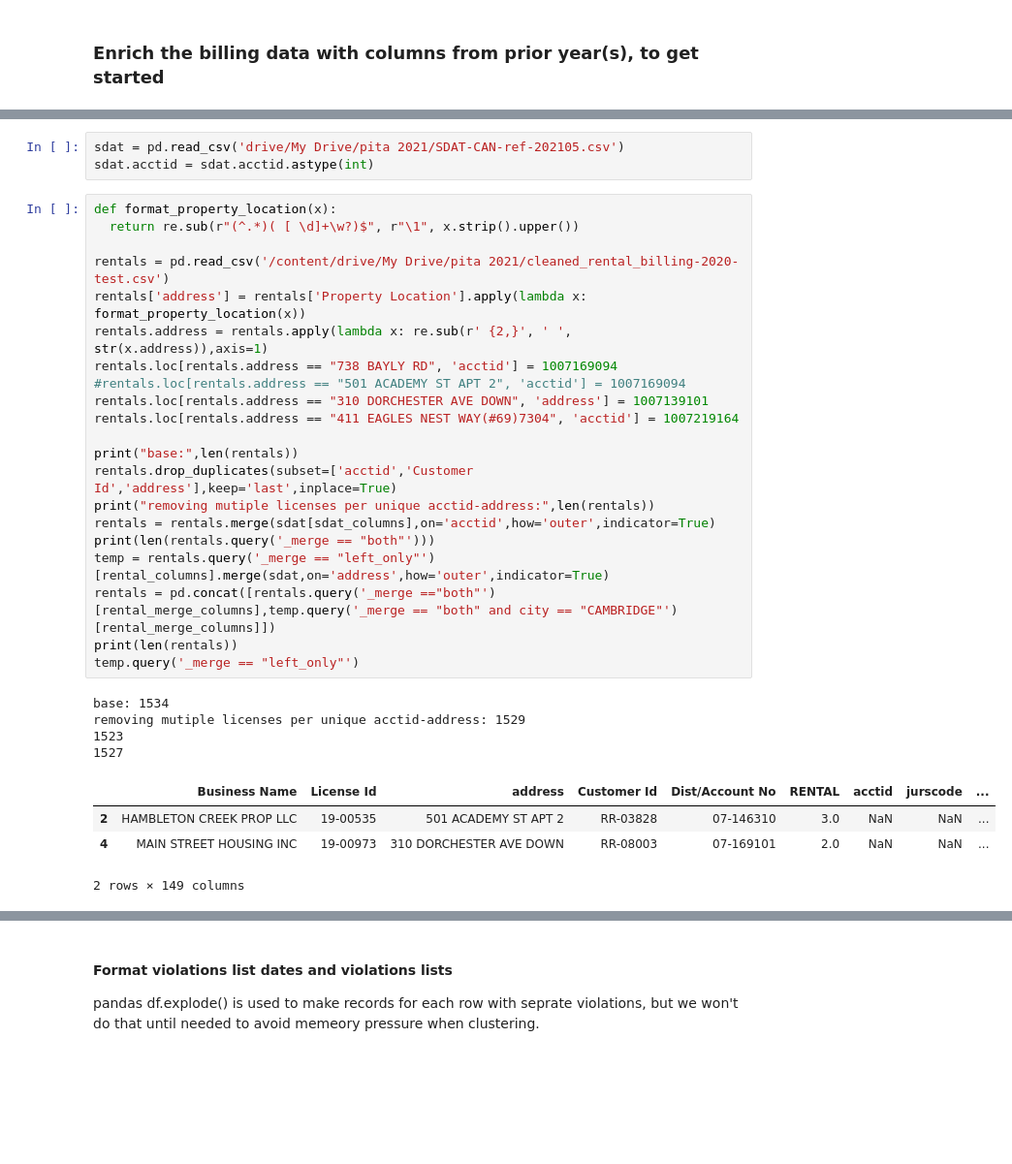
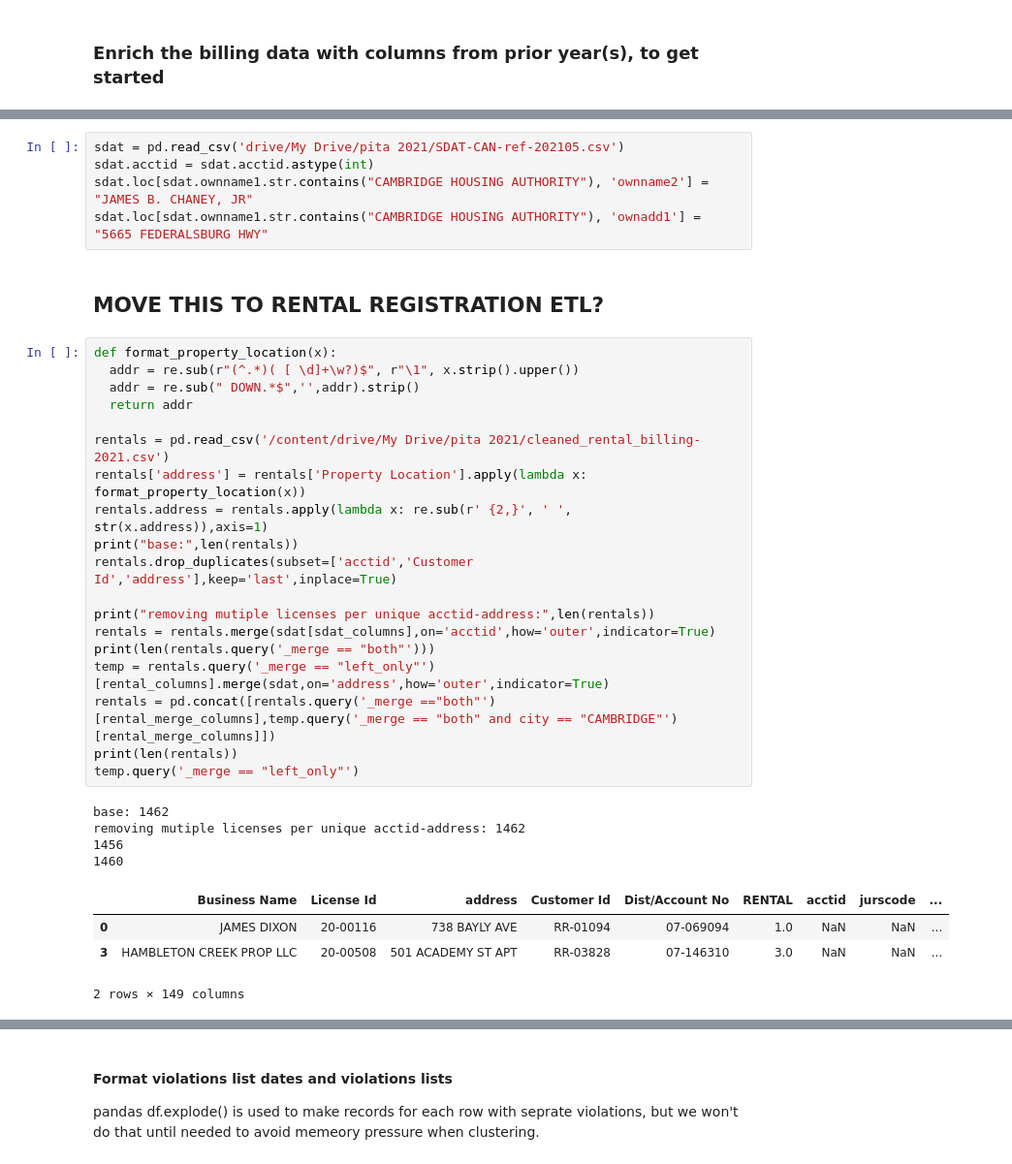
Before and after one commit to g1boss/can_ratings, a Jupyter notebook: src/python/notebooks/violations-etl.ipynb, the cells around one changed output, grey strips where cells are left out. Shown at 97% size. Saved outputs shown, nothing was run; the diff lists cells and outputs as text; blank space fills up the shorter version.

```diff
--- a/src/python/notebooks/violations-etl.ipynb
+++ b/src/python/notebooks/violations-etl.ipynb
@@ -48,33 +75,35 @@ cambridge_apns.acctid = cambridge_apns.acctid.astype(int)
 # %%
 sdat = pd.read_csv('drive/My Drive/pita 2021/SDAT-CAN-ref-202105.csv')
 sdat.acctid = sdat.acctid.astype(int)
+sdat.loc[sdat.ownname1.str.contains("CAMBRIDGE HOUSING AUTHORITY"), 'ownname2'] = "JAMES B. CHANEY, JR"
+sdat.loc[sdat.ownname1.str.contains("CAMBRIDGE HOUSING AUTHORITY"), 'ownadd1'] = "5665 FEDERALSBURG HWY"
+# %% [markdown]
+## MOVE THIS TO RENTAL REGISTRATION ETL?
 # %%
 def format_property_location(x):
-  return re.sub(r"(^.*)( [ \d]+\w?)$", r"\1", x.strip().upper())
+  addr = re.sub(r"(^.*)( [ \d]+\w?)$", r"\1", x.strip().upper())
+  addr = re.sub(" DOWN.*$",'',addr).strip()
+  return addr
 
-rentals = pd.read_csv('/content/drive/My Drive/pita 2021/cleaned_rental_billing-2020-test.csv')
+rentals = pd.read_csv('/content/drive/My Drive/pita 2021/cleaned_rental_billing-2021.csv')
 rentals['address'] = rentals['Property Location'].apply(lambda x: format_property_location(x))
 rentals.address = rentals.apply(lambda x: re.sub(r' {2,}', ' ', str(x.address)),axis=1)
-rentals.loc[rentals.address == "738 BAYLY RD", 'acctid'] = 1007169094
-#rentals.loc[rentals.address == "501 ACADEMY ST APT 2", 'acctid'] = 1007169094
-rentals.loc[rentals.address == "310 DORCHESTER AVE DOWN", 'address'] = 1007139101
-rentals.loc[rentals.address == "411 EAGLES NEST WAY(#69)7304", 'acctid'] = 1007219164
-
 print("base:",len(rentals))
 rentals.drop_duplicates(subset=['acctid','Customer Id','address'],keep='last',inplace=True)
+
 print("removing mutiple licenses per unique acctid-address:",len(rentals))
 rentals = rentals.merge(sdat[sdat_columns],on='acctid',how='outer',indicator=True)
 print(len(rentals.query('_merge == "both"')))
 temp = rentals.query('_merge == "left_only"')[rental_columns].merge(sdat,on='address',how='outer',indicator=True)
 rentals = pd.concat([rentals.query('_merge =="both"')[rental_merge_columns],temp.query('_merge == "both" and city == "CAMBRIDGE"')[rental_merge_columns]])
 print(len(rentals))
 temp.query('_merge == "left_only"')
 # %% [output]
-base: 1534
-removing mutiple licenses per unique acctid-address: 1529
-1523
-1527
+base: 1462
+removing mutiple licenses per unique acctid-address: 1462
+1456
+1460
 |  | Business Name | License Id | address | Customer Id | Dist/Account No | RENTAL | acctid | jurscode | ... |
-| 2 | HAMBLETON CREEK PROP LLC | 19-00535 | 501 ACADEMY ST APT 2 | RR-03828 | 07-146310 | 3.0 | NaN | NaN | ... |
-| 4 | MAIN STREET HOUSING INC | 19-00973 | 310 DORCHESTER AVE DOWN | RR-08003 | 07-169101 | 2.0 | NaN | NaN | ... |
+| 0 | JAMES DIXON | 20-00116 | 738 BAYLY AVE | RR-01094 | 07-069094 | 1.0 | NaN | NaN | ... |
+| 3 | HAMBLETON CREEK PROP LLC | 20-00508 | 501 ACADEMY ST APT | RR-03828 | 07-146310 | 3.0 | NaN | NaN | ... |
 2 rows × 149 columns
```
Also changed, not shown: parts of 26 cells of this notebook, 2 other files.
